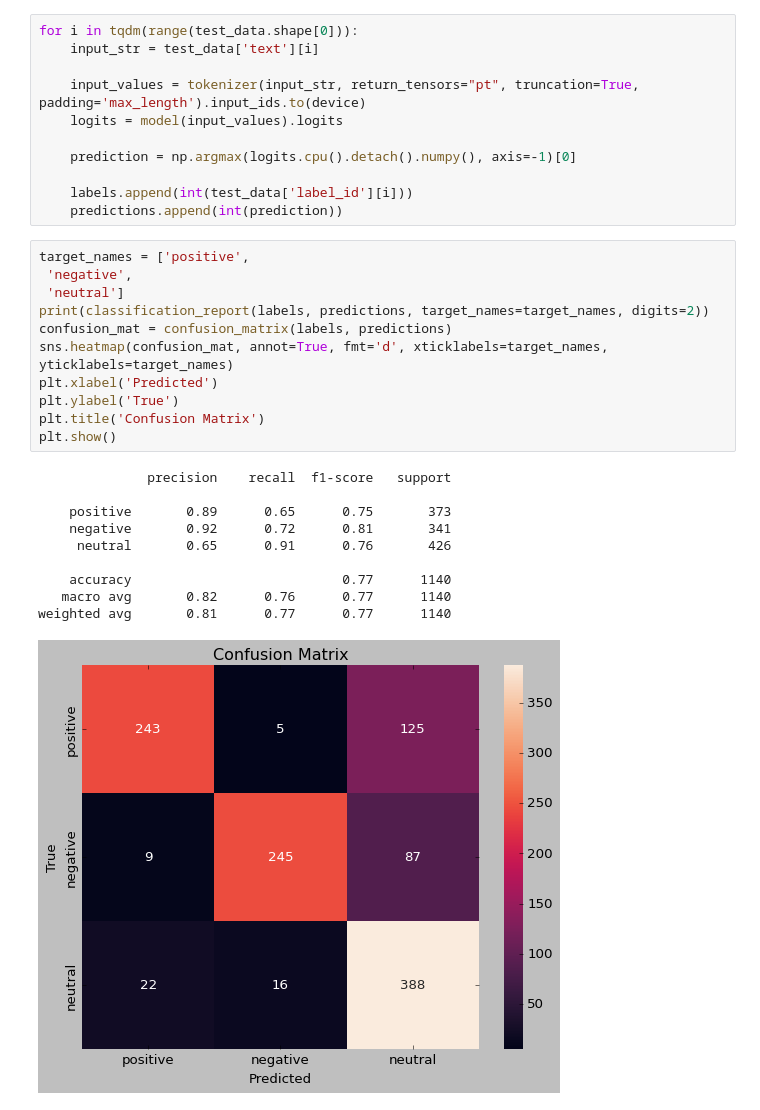
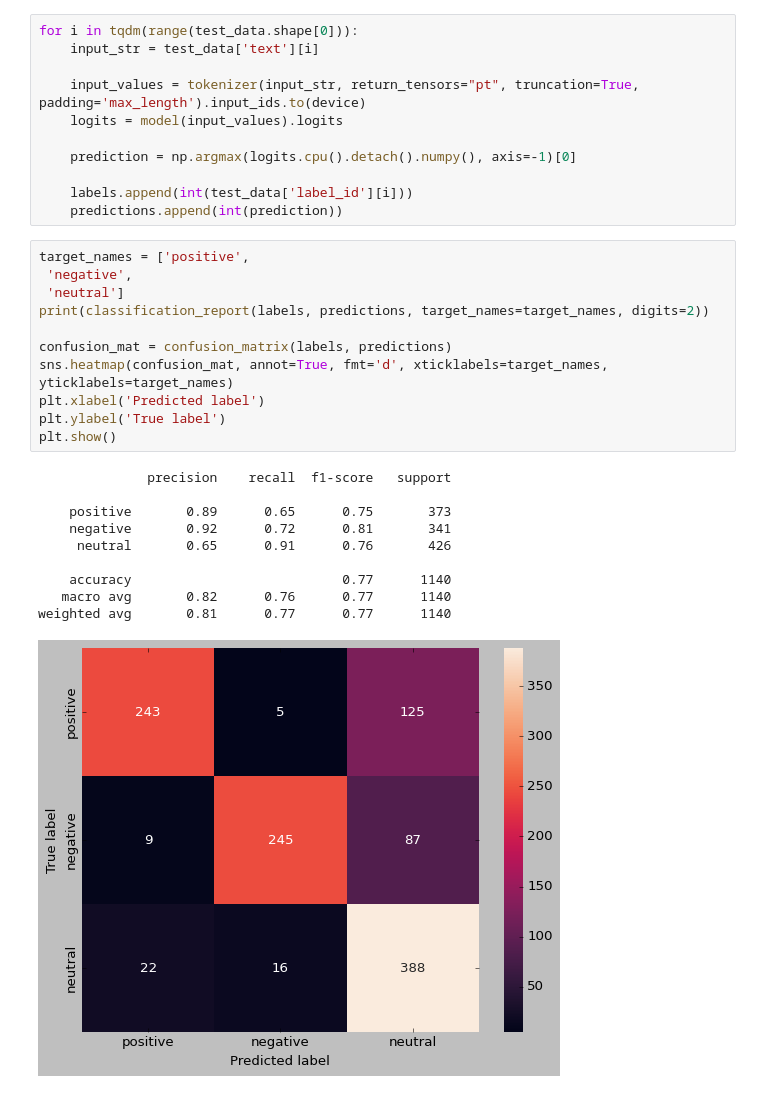
Before and after one commit to helloitsurdvq/VietnameseStockArticleClassification, a Jupyter notebook: source/05_phoBert_vinai.ipynb, the cells around one changed output. Drawn from its saved outputs; the diff is of its cells as text.

Commit message:
small fix on confusion matrix

```diff
--- a/source/05_phoBert_vinai.ipynb
+++ b/source/05_phoBert_vinai.ipynb
@@ -241,22 +241,22 @@ for i in tqdm(range(test_data.shape[0])):
 # %%
 target_names = ['positive',
  'negative',
  'neutral']
 print(classification_report(labels, predictions, target_names=target_names, digits=2))
+
 confusion_mat = confusion_matrix(labels, predictions)
 sns.heatmap(confusion_mat, annot=True, fmt='d', xticklabels=target_names, yticklabels=target_names)
-plt.xlabel('Predicted')
-plt.ylabel('True')
-plt.title('Confusion Matrix')
+plt.xlabel('Predicted label')
+plt.ylabel('True label')
 plt.show()
 # %% [output]
               precision    recall  f1-score   support
 
     positive       0.89      0.65      0.75       373
     negative       0.92      0.72      0.81       341
      neutral       0.65      0.91      0.76       426
 
     accuracy                           0.77      1140
    macro avg       0.82      0.76      0.77      1140
 weighted avg       0.81      0.77      0.77      1140
-[figure, old version]
+[figure, new version]
```
